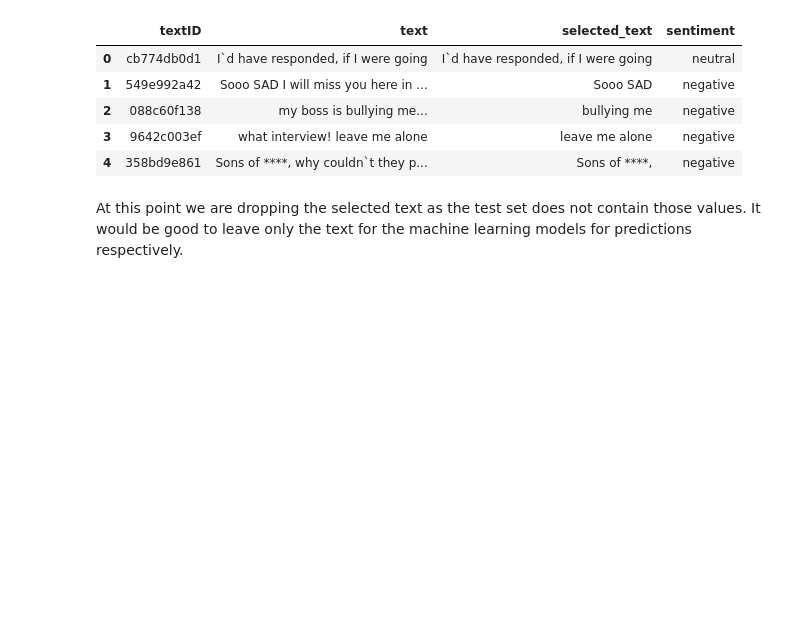
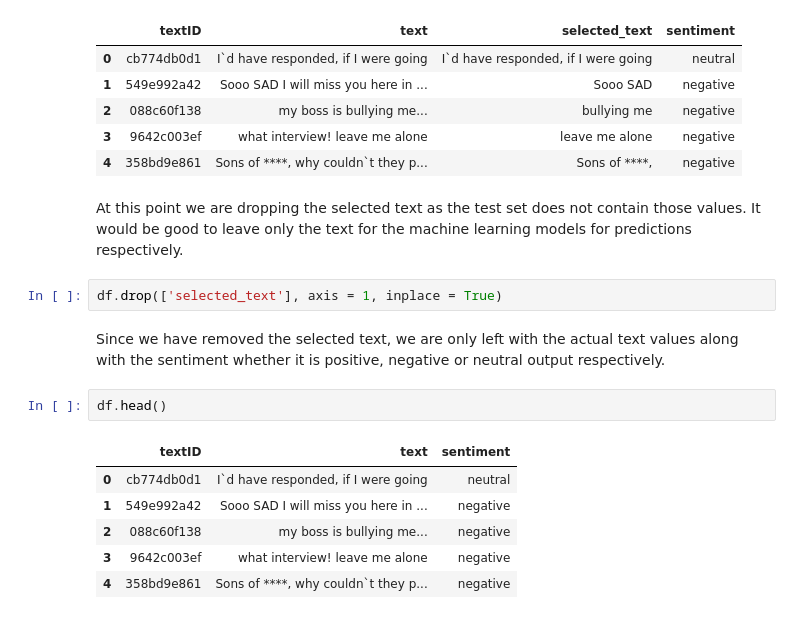
Before and after one commit to naokolittlejackson/Twitter-Sentiment-Analysis, a Jupyter notebook: Twitter_Sentiment_Analysis.ipynb, the cells around one changed output. Saved outputs shown, nothing was run; the diff lists cells and outputs as text; blank space fills up the shorter version.

```diff
--- a/Twitter_Sentiment_Analysis.ipynb
+++ b/Twitter_Sentiment_Analysis.ipynb
@@ -45,3 +45,16 @@ df.head()
 | 4 | 358bd9e861 | Sons of ****, why couldn`t they p... | Sons of ****, | negative |
 # %% [markdown]
 At this point we are dropping the selected text as the test set does not contain those values. It would be good to leave only the text for the machine learning models for predictions respectively.
+# %%
+df.drop(['selected_text'], axis = 1, inplace = True)
+# %% [markdown]
+Since we have removed the selected text, we are only left with the actual text values along with the sentiment whether it is positive, negative or neutral output respectively.
+# %%
+df.head()
+# %% [output]
+|  | textID | text | sentiment |
+| 0 | cb774db0d1 | I`d have responded, if I were going | neutral |
+| 1 | 549e992a42 | Sooo SAD I will miss you here in ... | negative |
+| 2 | 088c60f138 | my boss is bullying me... | negative |
+| 3 | 9642c003ef | what interview! leave me alone | negative |
+| 4 | 358bd9e861 | Sons of ****, why couldn`t they p... | negative |
```
Also changed, not shown: parts of 7 cells of this notebook.
